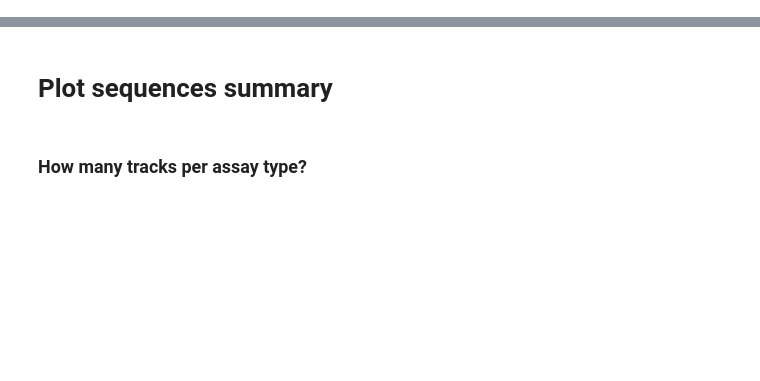
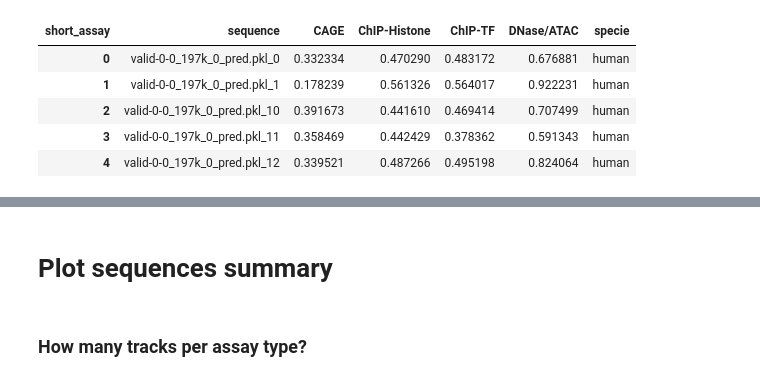
Before and after one commit to luisas/FED, a Jupyter notebook: src/01_enformer/notebooks/03_stats_human_eval.ipynb, the cells around one changed output, grey strips where cells are left out. Cells and saved outputs as stored; diff of their text form; code cells hidden in the pictures; blank space fills up the shorter version.

```diff
--- a/src/01_enformer/notebooks/03_stats_human_eval.ipynb
+++ b/src/01_enformer/notebooks/03_stats_human_eval.ipynb
@@ -9,0 +79,16 @@ outputdir = os.path.join(datadir, "hd5")
+# %%
+def get_grouped_df(subset, head):
+    grouped_assays = (subset.groupby(["sequence", "short_assay"]).mean("pearson")).reset_index(["sequence", "short_assay"])
+    grouped_assays_df = grouped_assays.pivot(index='sequence', columns='short_assay', values=['pearson'])
+    grouped_assays_df = grouped_assays_df["pearson"]
+    grouped_assays_df["specie"] = head
+    return(grouped_assays_df.reset_index())
+# %%
+human_grouped_df = get_grouped_df(human_human_evaluation, "human")
+# %% [output]
+| short_assay | sequence | CAGE | ChIP-Histone | ChIP-TF | DNase/ATAC | specie |
+| 0 | valid-0-0_197k_0_pred.pkl_0 | 0.332334 | 0.470290 | 0.483172 | 0.676881 | human |
+| 1 | valid-0-0_197k_0_pred.pkl_1 | 0.178239 | 0.561326 | 0.564017 | 0.922231 | human |
+| 2 | valid-0-0_197k_0_pred.pkl_10 | 0.391673 | 0.441610 | 0.469414 | 0.707499 | human |
+| 3 | valid-0-0_197k_0_pred.pkl_11 | 0.358469 | 0.442429 | 0.378362 | 0.591343 | human |
+| 4 | valid-0-0_197k_0_pred.pkl_12 | 0.339521 | 0.487266 | 0.495198 | 0.824064 | human |
```
Also changed, not shown: parts of 34 cells of this notebook, 30 other files.
